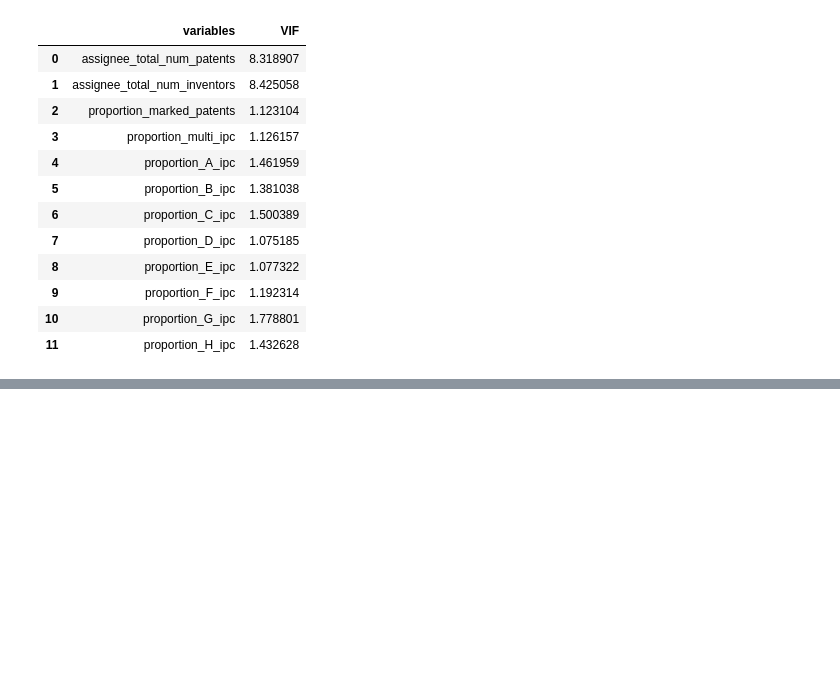
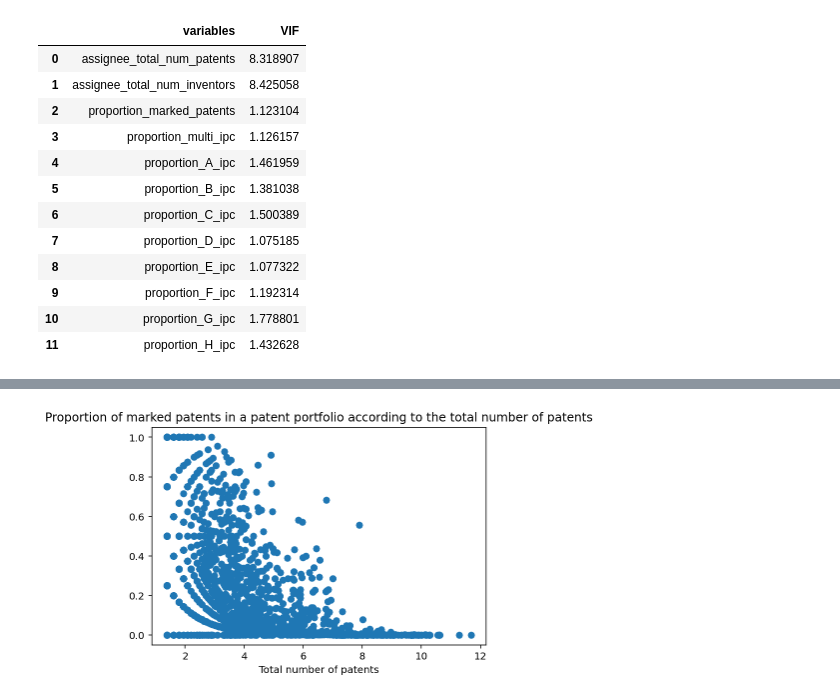
Before and after one commit to gregbellan/MODS208, a Jupyter notebook: regression_companies.ipynb, the cells around one changed output, grey strips where cells are left out. Drawn from its saved outputs; the diff is of its cells as text; code cells hidden in the pictures; blank space fills up the shorter version.

```diff
--- a/regression_companies.ipynb
+++ b/regression_companies.ipynb
@@ -71,0 +73,7 @@ Name: assignee_total_num_patents, dtype: float64
+# %%
+plt.scatter(np.log(reg_companies.assignee_total_num_patents), reg_companies.proportion_marked_patents, marker = 'o')
+plt.xlabel('Total number of patents')
+plt.title('Proportion of marked patents in a patent portfolio according to the total number of patents')
+plt.show()
+# %% [output]
+[figure, added]
```
Also changed, not shown: parts of 13 cells of this notebook.
